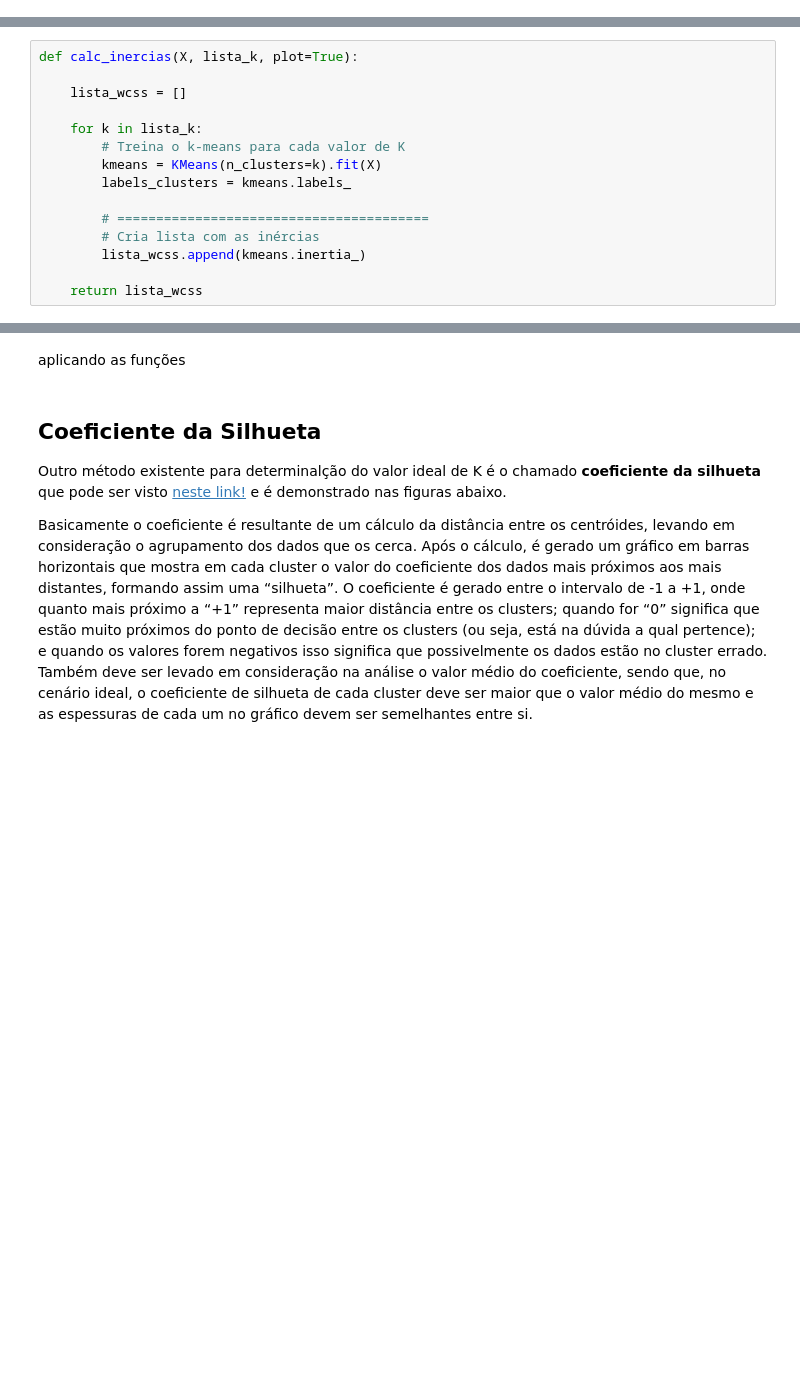
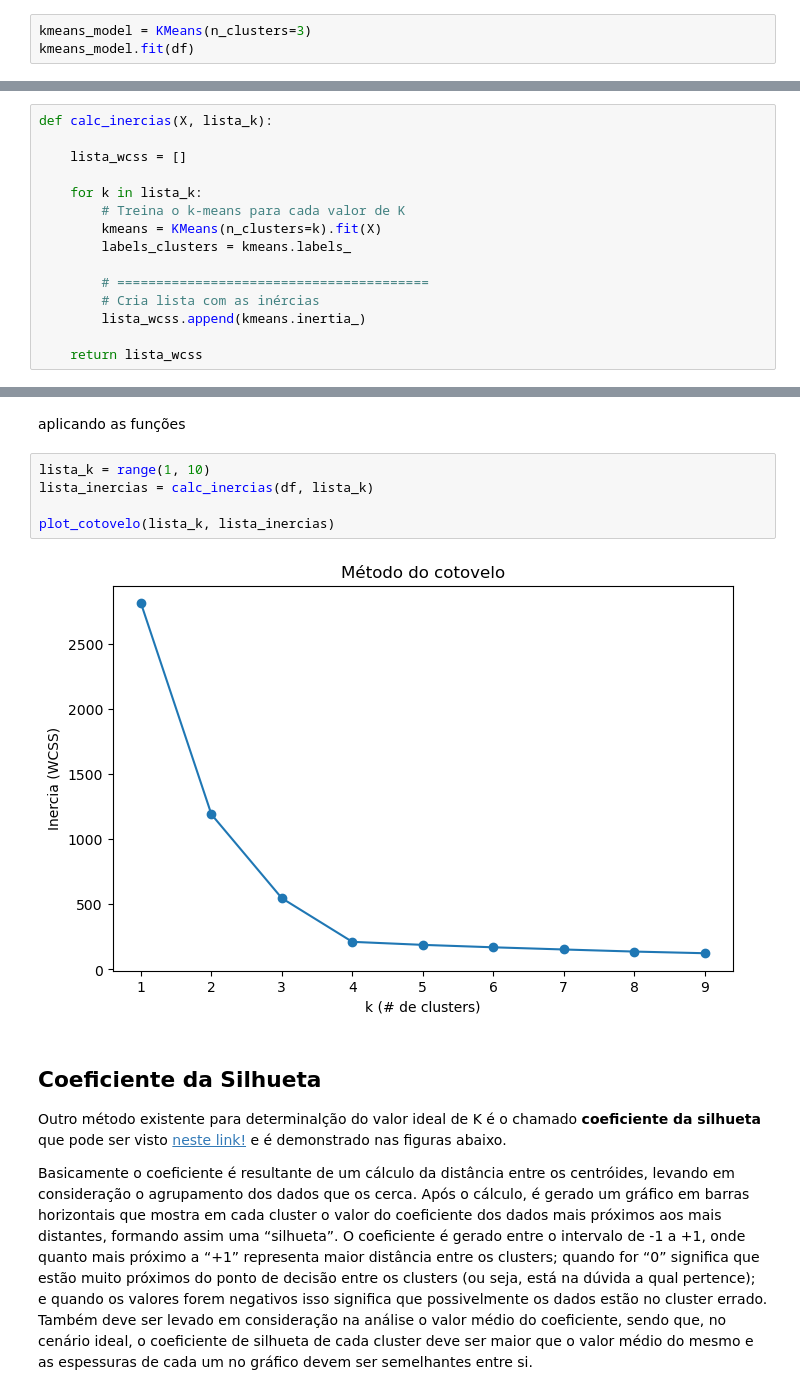
Before and after one commit to brunoissamo/Be-Tech-by-Braskem, a Jupyter notebook: Aula 05/5.2 K_means - Determinação de K.ipynb, the cells around one changed output, grey strips where cells are left out. Drawn from its saved outputs; the diff is of its cells as text; blank space fills up the shorter version.

```diff
--- a/Aula 05/5.2 K_means - Determinação de K.ipynb
+++ b/Aula 05/5.2 K_means - Determinação de K.ipynb
@@ -46,0 +58,3 @@ plt.show()
+# %%
+kmeans_model = KMeans(n_clusters=3)
+kmeans_model.fit(df)
@@ -47,7 +67,7 @@ plt.show()
 # %% [markdown]
 Vamos criar uma função para calcular o WCSS
 # %%
-def calc_inercias(X, lista_k, plot=True):
+def calc_inercias(X, lista_k):
 
     lista_wcss = []
 
@@ -77,6 +97,13 @@ def plot_cotovelo(lista_k, lista_wcss):
     plt.show()
 # %% [markdown]
 aplicando as funções
+# %%
+lista_k = range(1, 10)
+lista_inercias = calc_inercias(df, lista_k)
+
+plot_cotovelo(lista_k, lista_inercias)
+# %% [output]
+[figure, added]
 # %% [markdown]
 ## Coeficiente da Silhueta
 Outro método existente para determinalção do valor ideal de K é o chamado **coeficiente da silhueta** que pode ser visto [neste link!](https://scikit-learn.org/stable/auto_examples/cluster/plot_kmeans_silhouette_analysis.html) e é demonstrado nas figuras abaixo.
```
Also changed, not shown: parts of 4 cells of this notebook, 1 other file.
